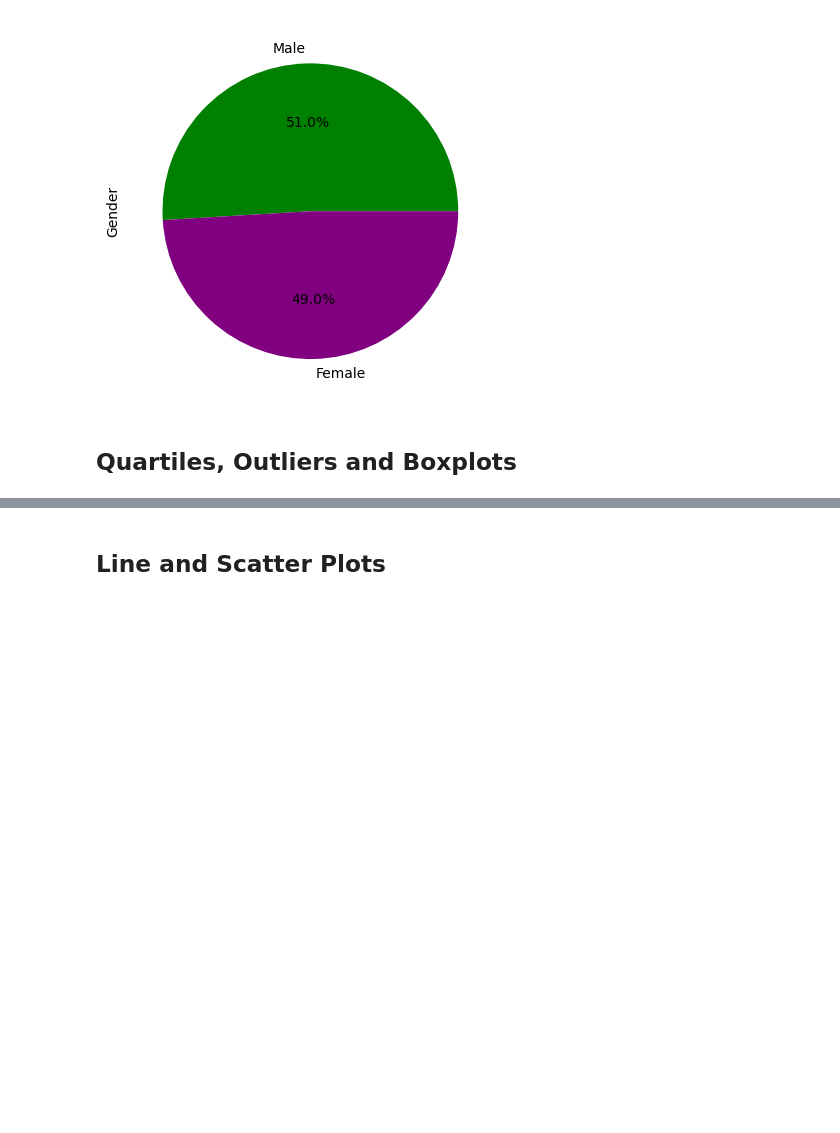
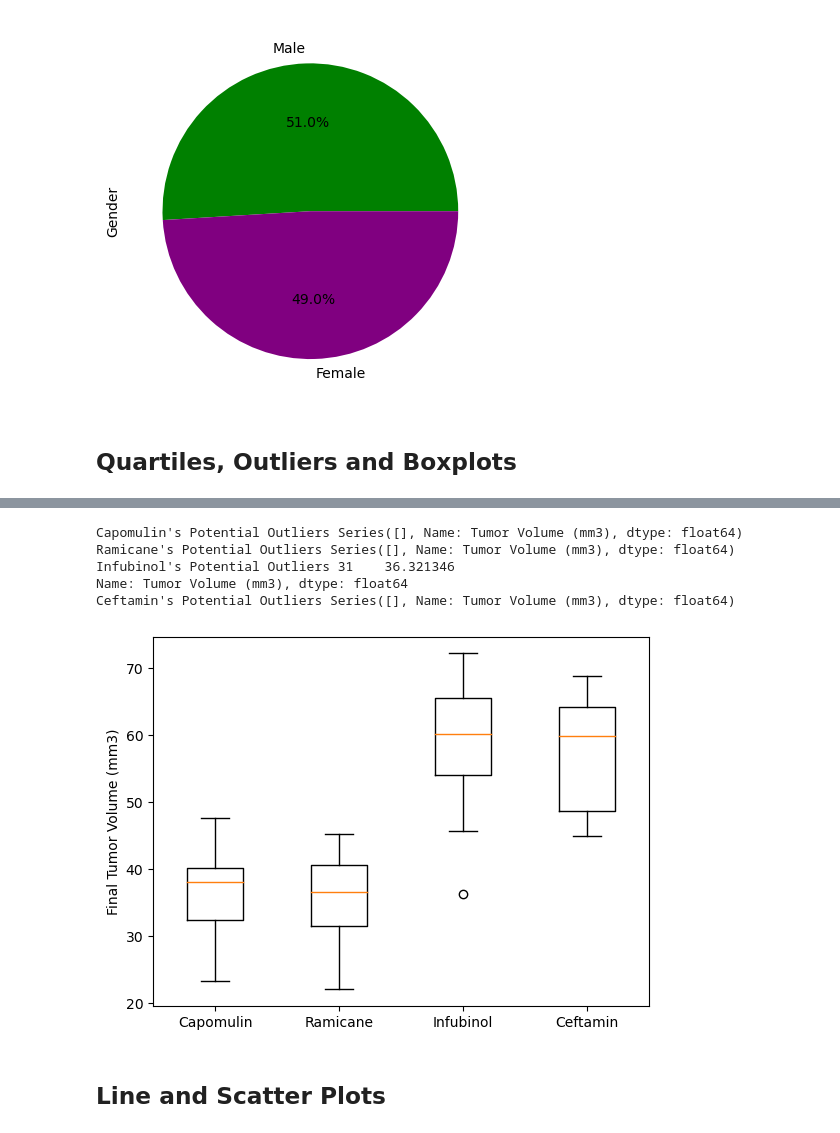
Before and after one commit to Rac-Berer/Matplotlib-challenge, a Jupyter notebook: Pymaceuticals/pymaceuticals_starter.ipynb, the cells around one changed output, grey strips where cells are left out. Drawn from its saved outputs; the diff is of its cells as text; code cells hidden in the pictures; blank space fills up the shorter version.

```diff
--- a/Pymaceuticals/pymaceuticals_starter.ipynb
+++ b/Pymaceuticals/pymaceuticals_starter.ipynb
@@ -201,5 +204,10 @@ plt.show()
 
 # Start by getting the last (greatest) timepoint for each mouse
 
+last_regimen = mouse_study_clean.groupby(['Mouse ID'])['Timepoint'].max()
+last_regimen = last_regimen.reset_index()
+# last_regimen.reset_index(inplace=True)
 
 # Merge this group df with the original DataFrame to get the tumor volume at the last timepoint
+merge_regimen =  last_regimen.merge(mouse_study_clean, on=("Mouse ID","Timepoint"),how="left")
+merge_regimen
@@ -206,21 +228,43 @@ plt.show()
 # %%
 # Put treatments into a list for for loop (and later for plot labels)
-
+treatment_list = ['Capomulin', 'Ramicane', 'Infubinol', 'Ceftamin']
 
 # Create empty list to fill with tumor vol data (for plotting)
-
+Tumor_vol = []
 
 # Calculate the IQR and quantitatively determine if there are any potential outliers.
+for Drug in treatment_list:
 
 
     # Locate the rows which contain mice on each drug and get the tumor volumes
-
+    final_vol = merge_regimen.loc[merge_regimen['Drug Regimen'] == Drug, 'Tumor Volume (mm3)']
 
     # add subset
-
+    Tumor_vol.append(final_vol)
 
     # Determine outliers using upper and lower bounds
+    quartiles = final_vol.quantile([.25, .5, .75])
+    lowerq = quartiles[0.25]
+    upperq = quartiles[0.75]
+    iqr = upperq - lowerq
+    low_bound = lowerq - (1.5*iqr)
+    upper_bound = upperq + (1.5*iqr)
+    outliers = final_vol.loc[(final_vol<low_bound)|(final_vol>upper_bound)]
+    print(f"{Drug}'s Potential Outliers {outliers}")
+# %% [output]
+Capomulin's Potential Outliers Series([], Name: Tumor Volume (mm3), dtype: float64)
+Ramicane's Potential Outliers Series([], Name: Tumor Volume (mm3), dtype: float64)
+Infubinol's Potential Outliers 31    36.321346
+Name: Tumor Volume (mm3), dtype: float64
+Ceftamin's Potential Outliers Series([], Name: Tumor Volume (mm3), dtype: float64)
 # %%
 # Generate a box plot that shows the distrubution of the tumor volume for each treatment group.
+fig1, ax1 = plt.subplots()
+ax1.boxplot(Tumor_vol)
+ax1.set_ylabel('Final Tumor Volume (mm3)')
+ax1.set_xticklabels(['Capomulin', 'Ramicane', 'Infubinol', 'Ceftamin'])
+plt.show()
+# %% [output]
+[figure, added]
 # %% [markdown]
 ## Line and Scatter Plots
```
Also changed, not shown: parts of 13 cells of this notebook.
